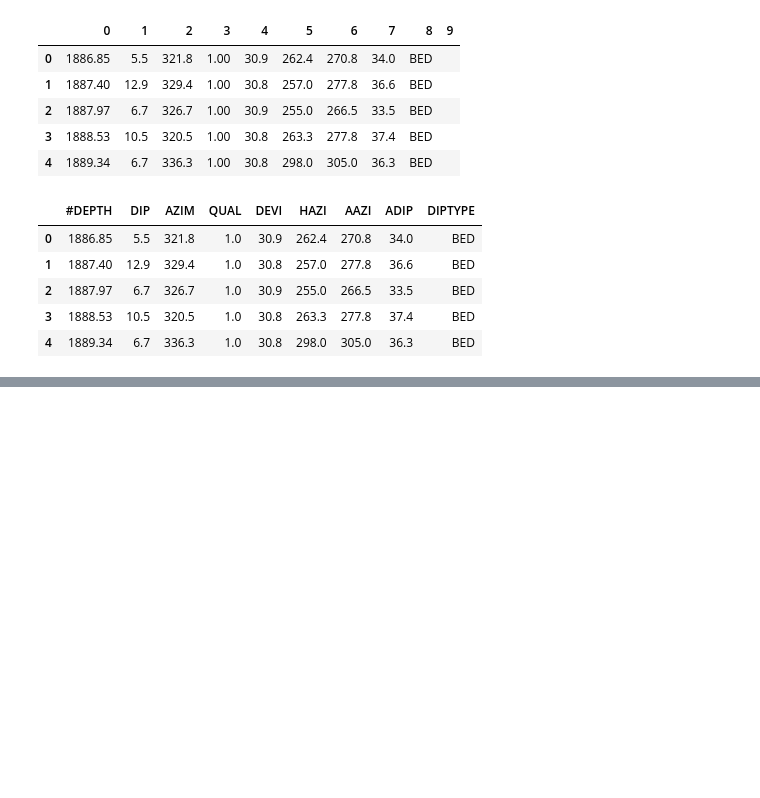
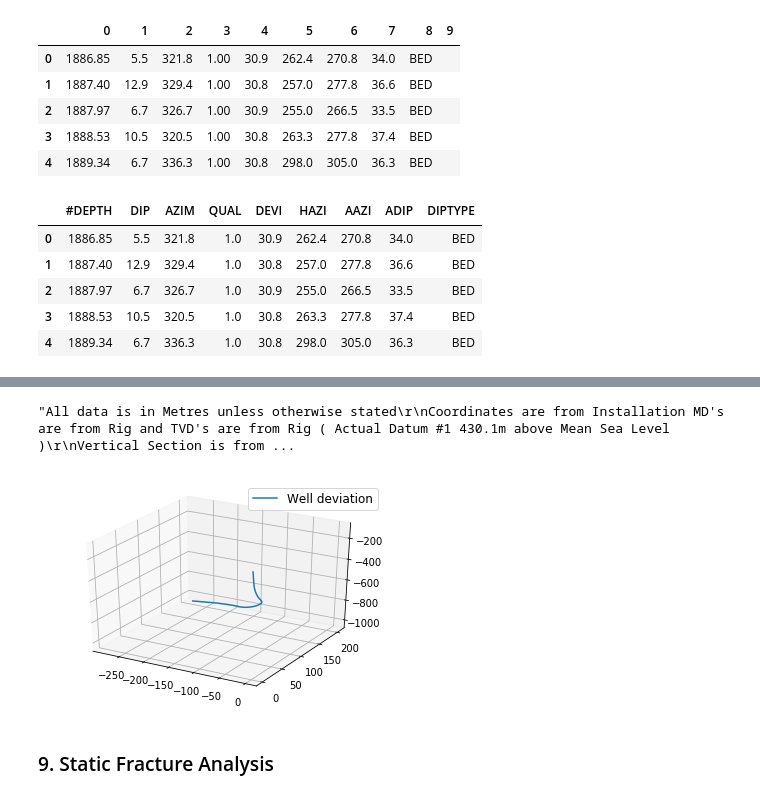
Before and after one commit to Zabamund/fracture-SFA, a Jupyter notebook: notebooks/SFA_Notebook.ipynb, the cells around one changed output, grey strips where cells are left out. Drawn from its saved outputs; the diff is of its cells as text; code cells hidden in the pictures; blank space fills up the shorter version.

Commit message:
update to SFA notebook with deviation plot in 3D

```diff
--- a/notebooks/SFA_Notebook.ipynb
+++ b/notebooks/SFA_Notebook.ipynb
@@ -184,3 +199,52 @@ image_data.to_csv('../data/cleanedData/image_data.csv',sep=',')
+# %%
+survey_info['Survey Info'][0]
+# %% [output]
+"All data is in Metres unless otherwise stated\r\nCoordinates are from Installation MD's are from Rig and TVD's are from Rig ( Actual Datum #1 430.1m above Mean Sea Level )\r\nVertical Section is from ...
+# %%
+# get xyz arrays for survey
+x_dev = mdia_to_xyz_minCurve('../data/cleanedData/survey_edt.csv')[0]
+y_dev = mdia_to_xyz_minCurve('../data/cleanedData/survey_edt.csv')[1]
+z_dev = mdia_to_xyz_minCurve('../data/cleanedData/survey_edt.csv')[2]
+# %%
+x_pos = []
+y_pos = []
+z_pos = []
+temp_pos = 0
+for line in x_dev:
+    temp_pos += line
+    x_pos.append(temp_pos)
+
+temp_pos = 0
+for line in y_dev:
+    temp_pos += line
+    y_pos.append(temp_pos)
+
+temp_pos = 0
+for line in z_dev:
+    temp_pos += line
+    z_pos.append(-1 * temp_pos)
+# %%
+#fig = plt.figure()
+#ax = fig.add_subplot(111, projection='3d')
+
+
+mpl.rcParams['legend.fontsize'] = 12
+
+fig = plt.figure()
+ax = fig.gca(projection='3d')
+#theta = np.linspace(-4 * np.pi, 4 * np.pi, 100)
+z = z_pos
+#r = z**2 + 1
+x = x_pos
+y = y_pos
+ax.plot(x, y, z, label='Well deviation')
+ax.legend()
+
+plt.show()
+# %% [output]
+[figure, added]
+# %% [markdown]
+### 9. Static Fracture Analysis
 # %% [markdown]
 <hr>
 
```
Also changed, not shown: parts of 4 cells of this notebook.
